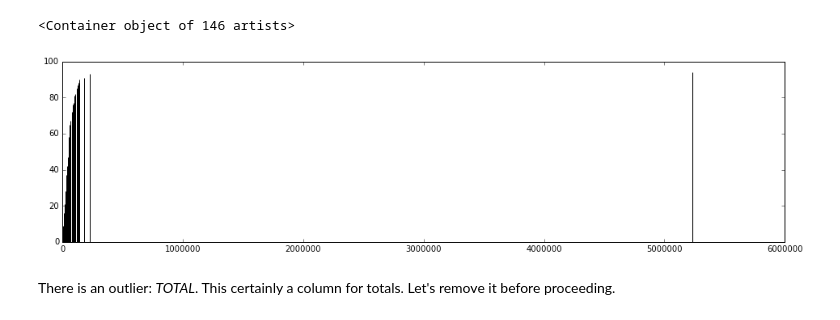
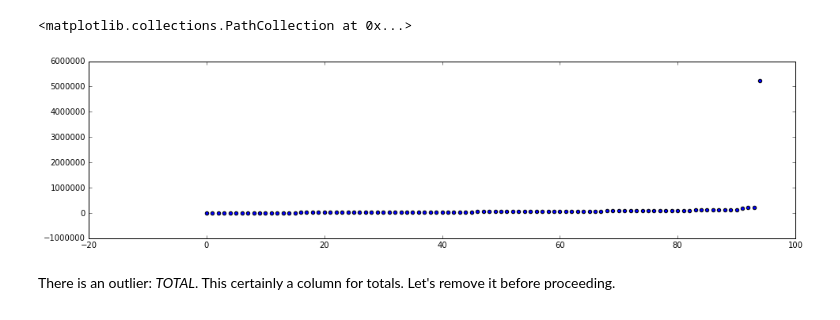
Before and after one commit to luiscruz/udacity_data_analyst, a Jupyter notebook: P05/src/Data exploration.ipynb, the cells around one changed output. Cells and saved outputs as stored; diff of their text form; code cells hidden in the pictures.

```diff
--- a/P05/src/Data exploration.ipynb
+++ b/P05/src/Data exploration.ipynb
@@ -73,10 +73,10 @@ expenses
  ('TAYLOR MITCHELL S', 'NaN')]
 # %%
 (people, values) = zip(*expenses)
-plt.bar(values, range(len(values)))
+plt.scatter(range(len(values)),values)
 # %% [output]
-<Container object of 146 artists>
+<matplotlib.collections.PathCollection at 0x...>
-[figure, old version]
+[figure, new version]
 # %% [markdown]
 There is an outlier: *TOTAL*. This certainly a column for totals. Let's remove it before proceeding.
 # %%
```
Also changed, not shown: parts of 15 cells of this notebook, 6 other files.
